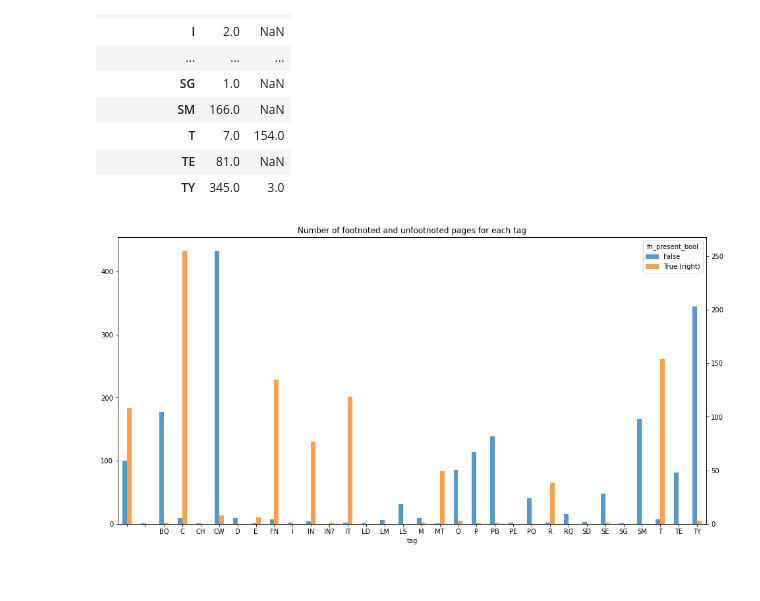
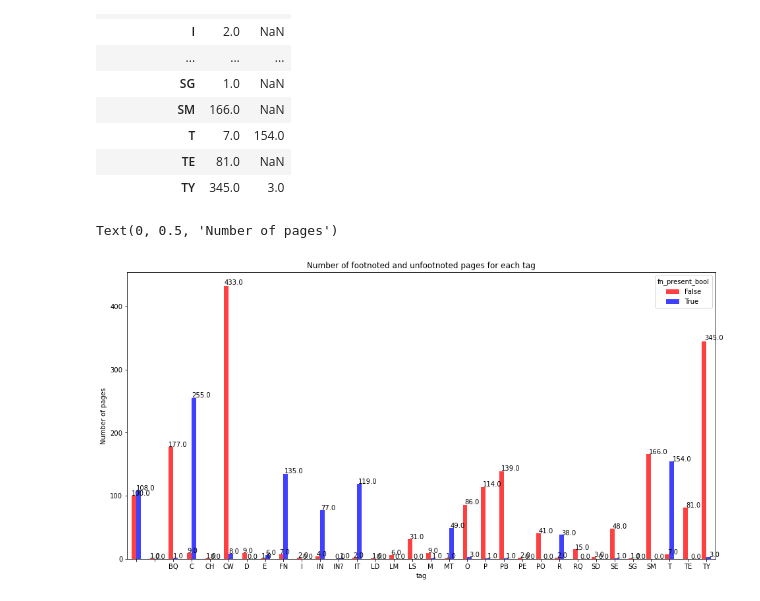
Before and after one commit to sceckert/early-novel-footnotes, a Jupyter notebook: Footnotes-article-visualizations.ipynb, the cells around one changed output. Drawn from its saved outputs; the diff is of its cells as text; code cells hidden in the pictures.

```diff
--- a/Footnotes-article-visualizations.ipynb
+++ b/Footnotes-article-visualizations.ipynb
@@ -587,8 +587,11 @@ tags_unstacked_df
 | TE | 81.0 | NaN |
 | TY | 345.0 | 3.0 |
 # %%
-tags_unstacked_df.plot(kind='bar', secondary_y='True', title="Number of footnoted and unfootnoted pages for each tag", figsize=(16,8), alpha=0.75, rot=0)
-plt.xlabel("")
-plt.show()
+# Plot our tags
+ax = tags_unstacked_df.plot(kind='bar', color=['r','b'], title="Number of footnoted and unfootnoted pages for each tag", figsize=(16,8), alpha=0.75, rot=0)
+for p in ax.patches:
+    ax.annotate(str(p.get_height()), (p.get_x() * 1.005, p.get_height() * 1.005))
+plt.ylabel("Number of pages")
 # %% [output]
+Text(0, 0.5, 'Number of pages')
-[figure, old version]
+[figure, new version]
```
